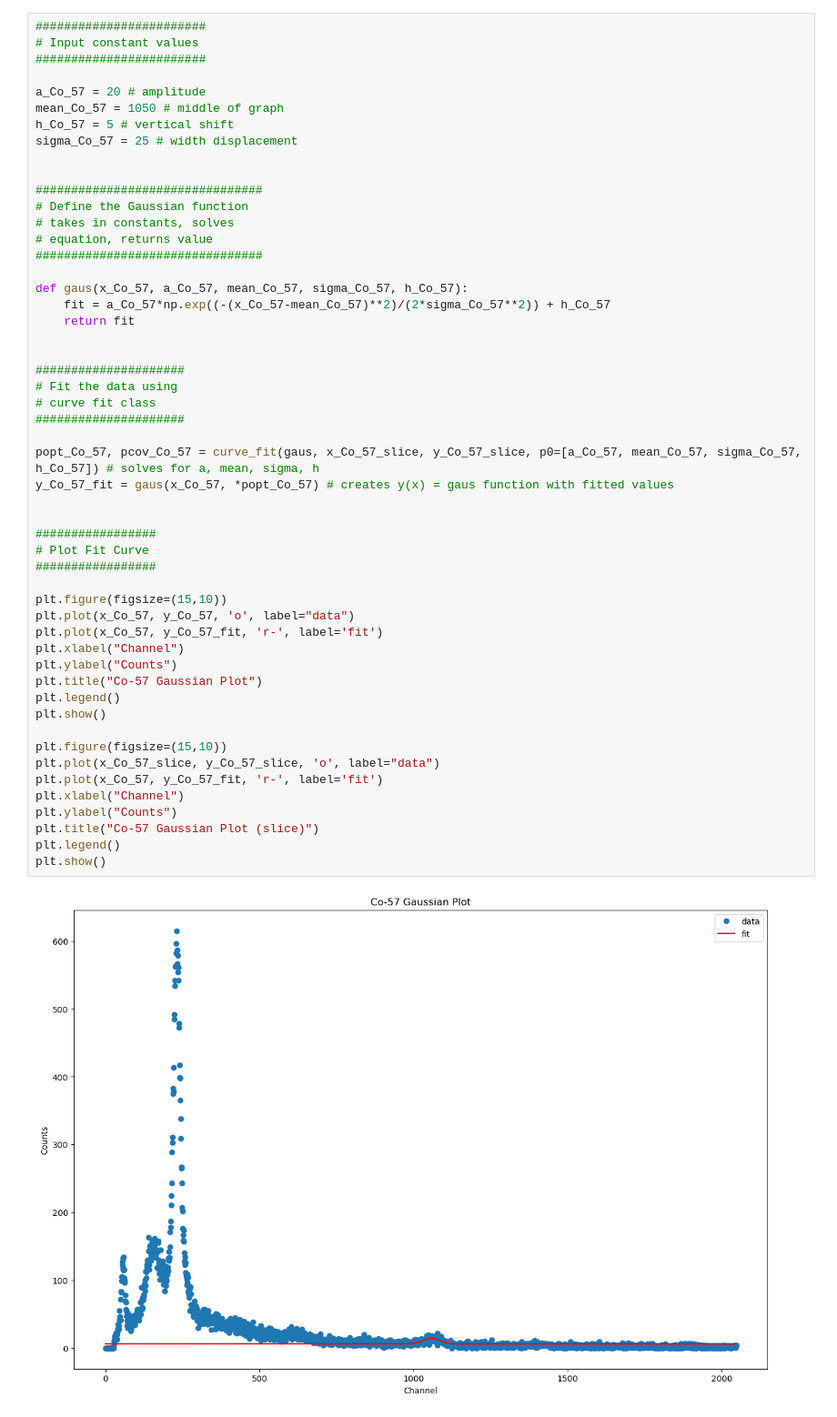
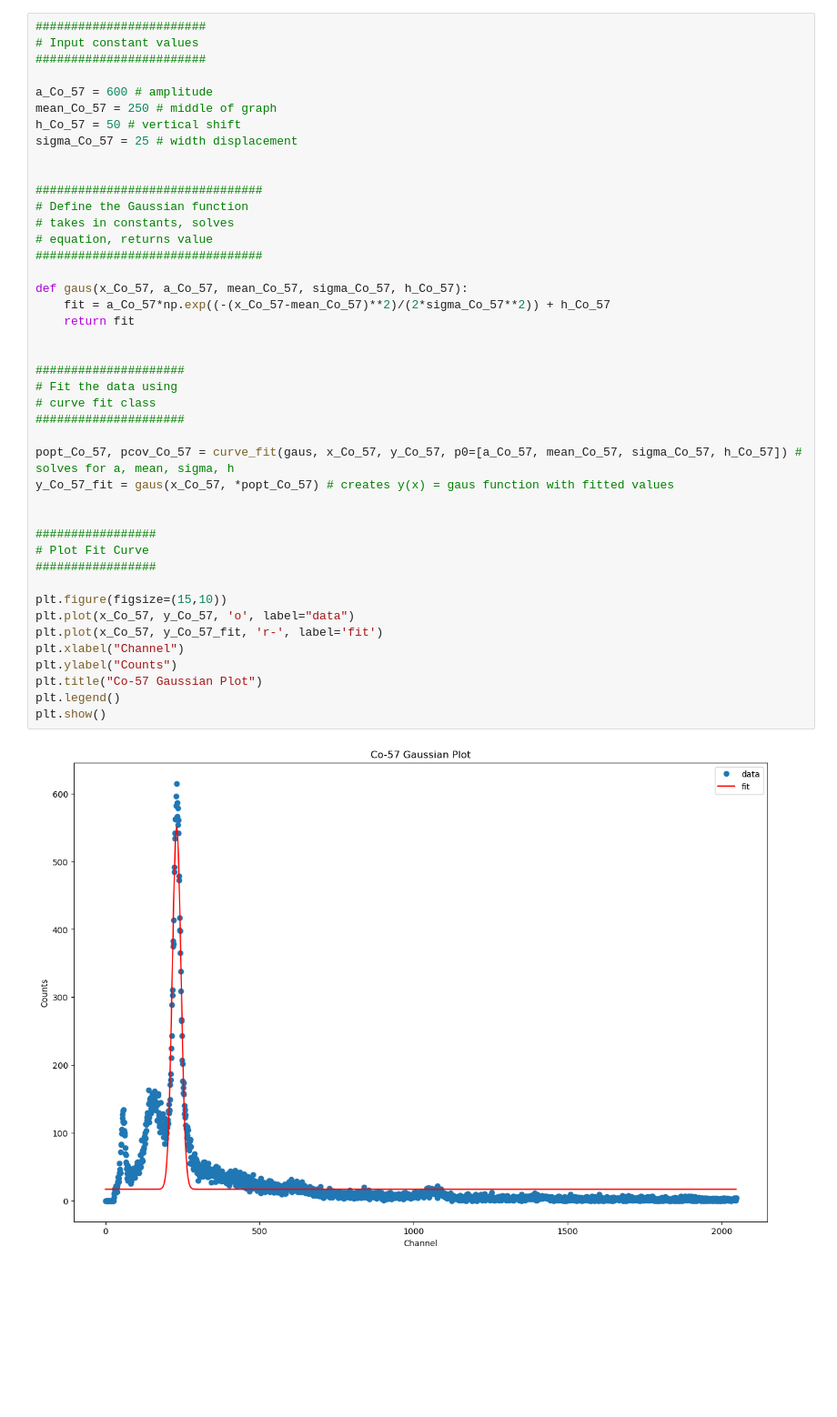
Before and after one commit to ethan-ryan-gh/gam-spec, a Jupyter notebook: Co_57_Analysis.ipynb, the cells around one changed output. Shown at 91% size. Saved outputs shown, nothing was run; the diff lists cells and outputs as text; blank space fills up the shorter version.

```diff
--- a/Co_57_Analysis.ipynb
+++ b/Co_57_Analysis.ipynb
@@ -52,9 +42,9 @@ plt.show()
 # Input constant values
 ########################
 
-a_Co_57 = 20 # amplitude
-mean_Co_57 = 1050 # middle of graph
-h_Co_57 = 5 # vertical shift
+a_Co_57 = 600 # amplitude
+mean_Co_57 = 250 # middle of graph
+h_Co_57 = 50 # vertical shift
 sigma_Co_57 = 25 # width displacement
 
 
@@ -63,41 +53,32 @@ sigma_Co_57 = 25 # width displacement
 # takes in constants, solves
 # equation, returns value
 ################################
 
 def gaus(x_Co_57, a_Co_57, mean_Co_57, sigma_Co_57, h_Co_57):
     fit = a_Co_57*np.exp((-(x_Co_57-mean_Co_57)**2)/(2*sigma_Co_57**2)) + h_Co_57
     return fit
 
 
 #####################
 # Fit the data using
 # curve fit class
 #####################
 
-popt_Co_57, pcov_Co_57 = curve_fit(gaus, x_Co_57_slice, y_Co_57_slice, p0=[a_Co_57, mean_Co_57, sigma_Co_57, h_Co_57]) # solves for a, mean, sigma, h
+popt_Co_57, pcov_Co_57 = curve_fit(gaus, x_Co_57, y_Co_57, p0=[a_Co_57, mean_Co_57, sigma_Co_57, h_Co_57]) # solves for a, mean, sigma, h
 y_Co_57_fit = gaus(x_Co_57, *popt_Co_57) # creates y(x) = gaus function with fitted values
 
 
 #################
 # Plot Fit Curve
 #################
 
 plt.figure(figsize=(15,10))
 plt.plot(x_Co_57, y_Co_57, 'o', label="data")
 plt.plot(x_Co_57, y_Co_57_fit, 'r-', label='fit')
 plt.xlabel("Channel")
 plt.ylabel("Counts")
 plt.title("Co-57 Gaussian Plot")
 plt.legend()
 plt.show()
-
-plt.figure(figsize=(15,10))
-plt.plot(x_Co_57_slice, y_Co_57_slice, 'o', label="data")
-plt.plot(x_Co_57, y_Co_57_fit, 'r-', label='fit')
-plt.xlabel("Channel")
-plt.ylabel("Counts")
-plt.title("Co-57 Gaussian Plot (slice)")
-plt.legend()
-plt.show()
 # %% [output]
-[figure, old version]
+[figure, new version]
```
Also changed, not shown: parts of 3 cells of this notebook, 2 other files.
